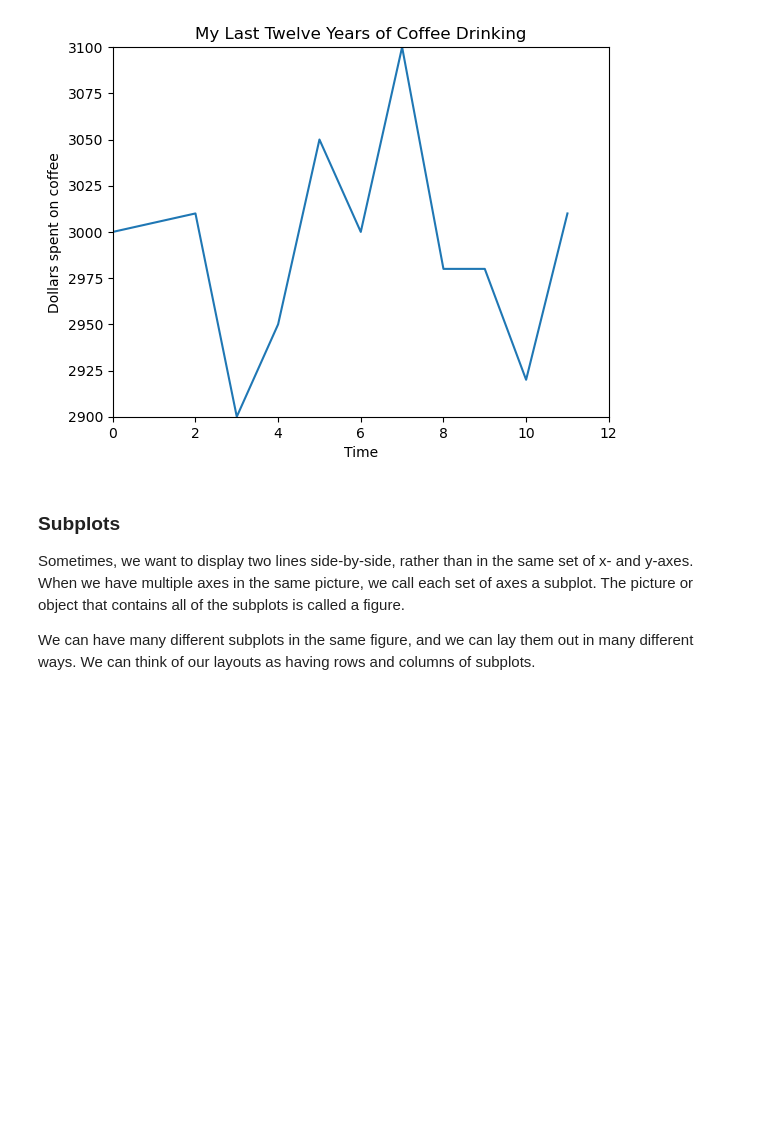
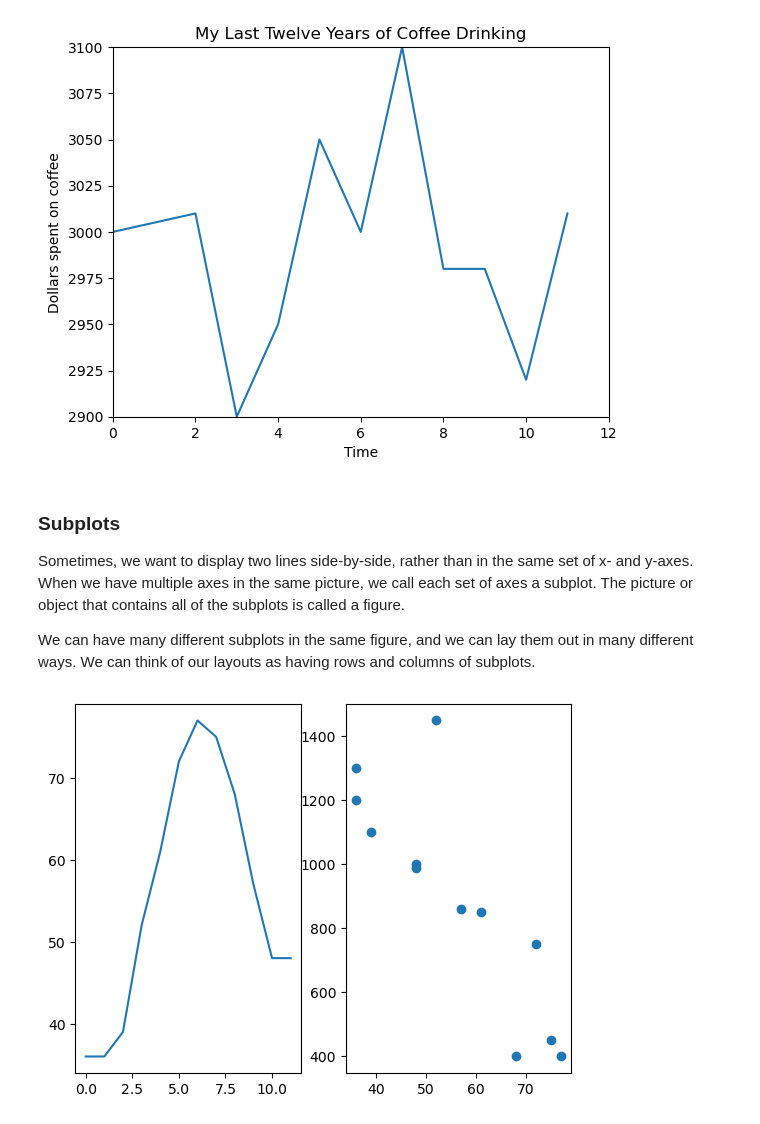
Before and after one commit to danielhardej/codecademy, a Jupyter notebook: Analyze-Financial-Data-With-Python/4-Introduction-to-Matplotlib/Line-Graphs-in-matplotlib.ipynb, the cells around one changed output. Saved outputs shown, nothing was run; the diff lists cells and outputs as text; code cells hidden in the pictures; blank space fills up the shorter version.

```diff
--- a/Analyze-Financial-Data-With-Python/4-Introduction-to-Matplotlib/Line-Graphs-in-matplotlib.ipynb
+++ b/Analyze-Financial-Data-With-Python/4-Introduction-to-Matplotlib/Line-Graphs-in-matplotlib.ipynb
@@ -90,3 +90,17 @@ plt.show()
 Sometimes, we want to display two lines side-by-side, rather than in the same set of x- and y-axes. When we have multiple axes in the same picture, we call each set of axes a subplot. The picture or object that contains all of the subplots is called a figure.
 
 We can have many different subplots in the same figure, and we can lay them out in many different ways. We can think of our layouts as having rows and columns of subplots.
+# %%
+months = range(12)
+temperature = [36, 36, 39, 52, 61, 72, 77, 75, 68, 57, 48, 48]
+flights_to_hawaii = [1200, 1300, 1100, 1450, 850, 750, 400, 450, 400, 860, 990, 1000]
+
+plt.subplot(1, 2, 1)
+plt.plot(months, temperature)
+
+plt.subplot(1, 2, 2)
+plt.plot(temperature, flights_to_hawaii, "o")
+
+plt.show()
+# %% [output]
+[figure, added]
```
Also changed, not shown: parts of 10 cells of this notebook.
